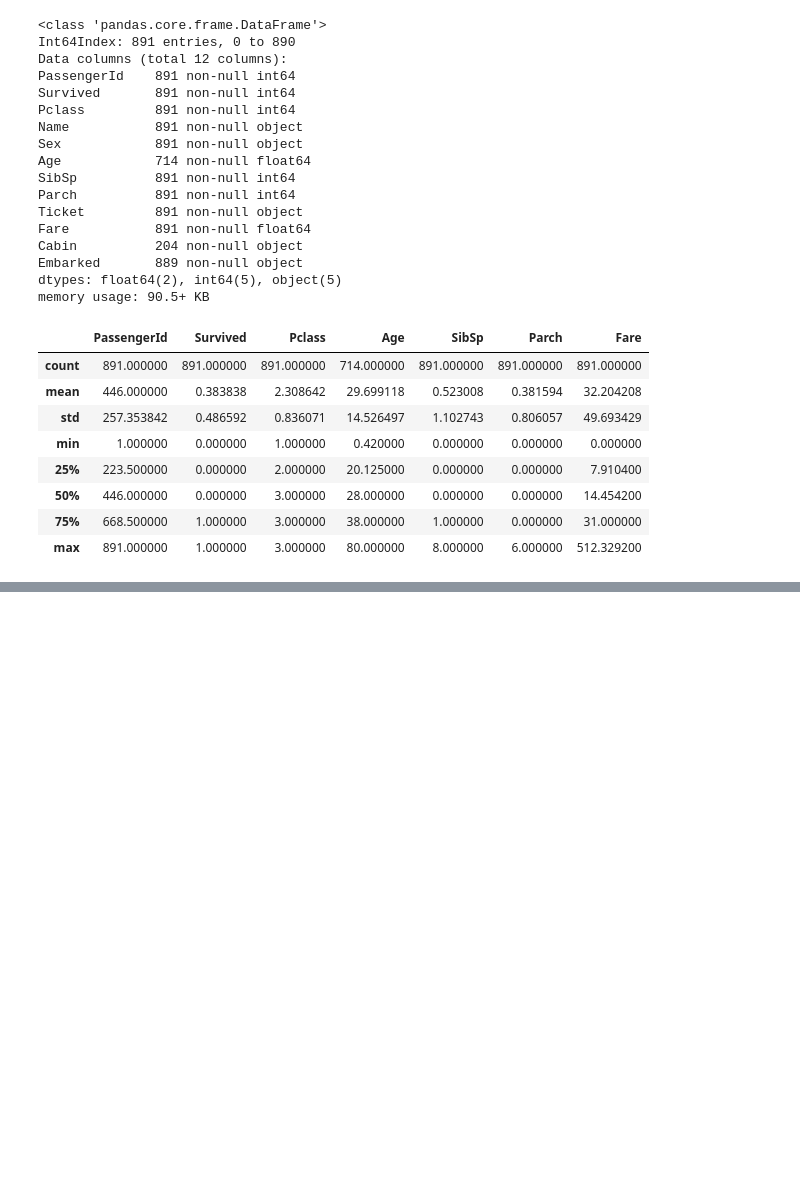
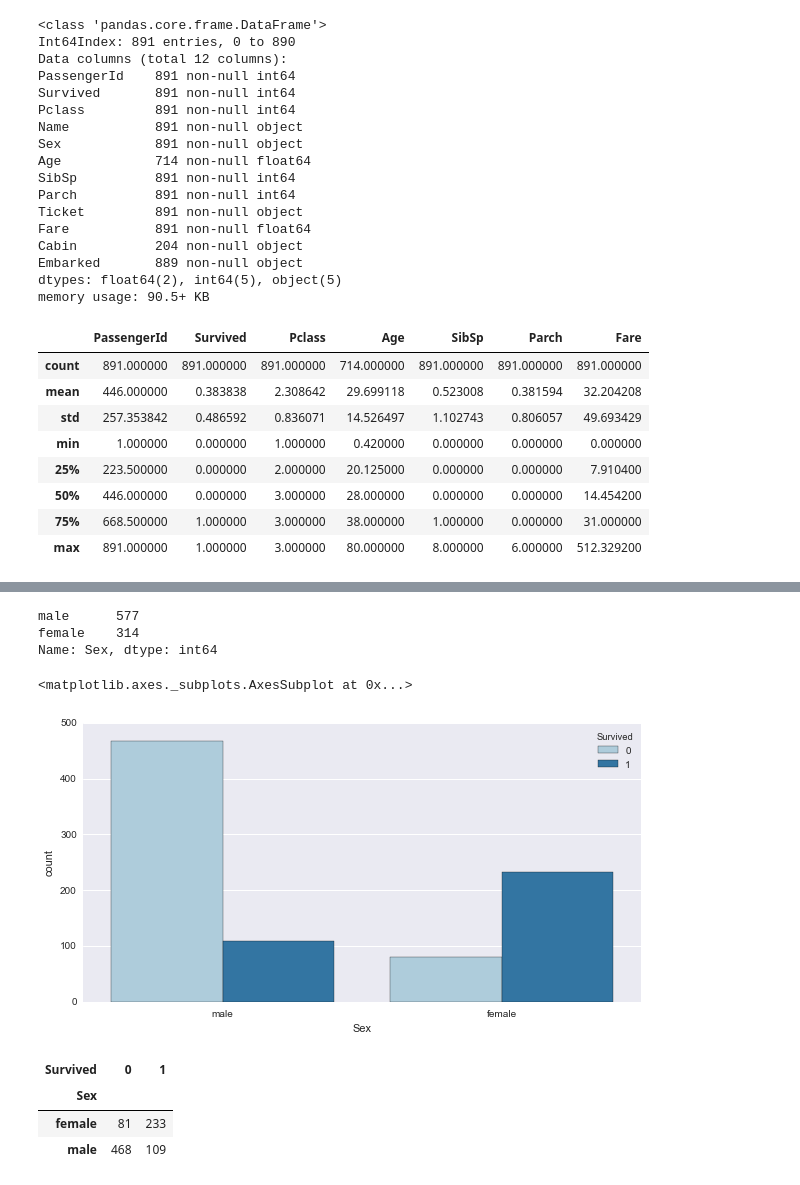
Before and after one commit to shirleyChou/kaggle, a Jupyter notebook: Titanic/Titanic - Machine Learning from Disaster.ipynb, the cells around one changed output, grey strips where cells are left out. Drawn from its saved outputs; the diff is of its cells as text; code cells hidden in the pictures; blank space fills up the shorter version.

```diff
--- a/Titanic/Titanic - Machine Learning from Disaster.ipynb
+++ b/Titanic/Titanic - Machine Learning from Disaster.ipynb
@@ -162,0 +219,19 @@ df_train.describe()
+# %%
+df_train.Sex.value_counts()
+# %% [output]
+male      577
+female    314
+Name: Sex, dtype: int64
+# %%
+sns.countplot(x="Sex", hue="Survived", data=df_train, palette="Paired")
+# %% [output]
+<matplotlib.axes._subplots.AxesSubplot at 0x...>
+[figure, added]
+# %%
+df_cross = pd.crosstab(df_train.Sex, df_train.Survived)
+df_cross
+# %% [output]
+| Survived | 0 | 1 |
+| Sex |  |  |
+| female | 81 | 233 |
+| male | 468 | 109 |
```
Also changed, not shown: parts of 10 cells of this notebook, 2 other files.
